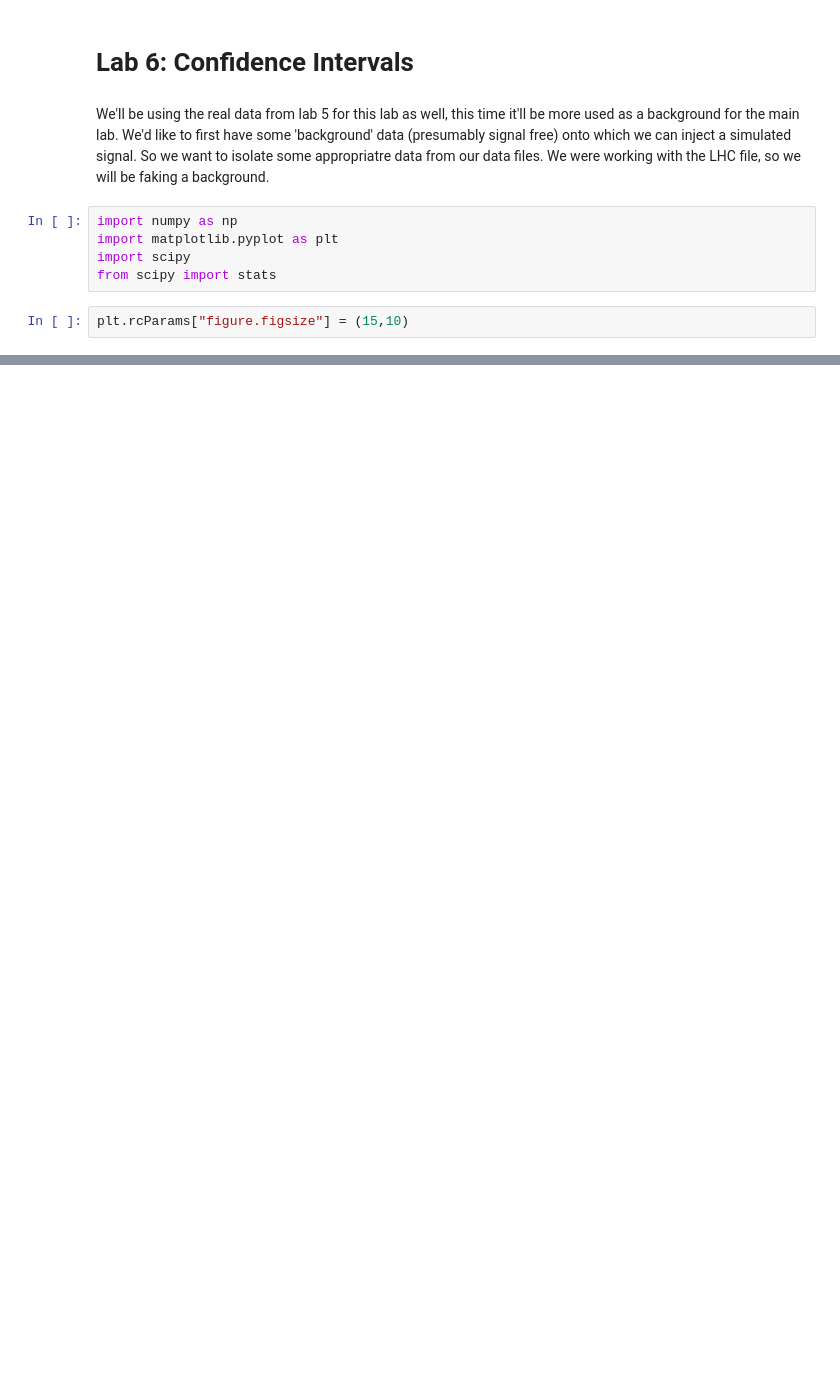
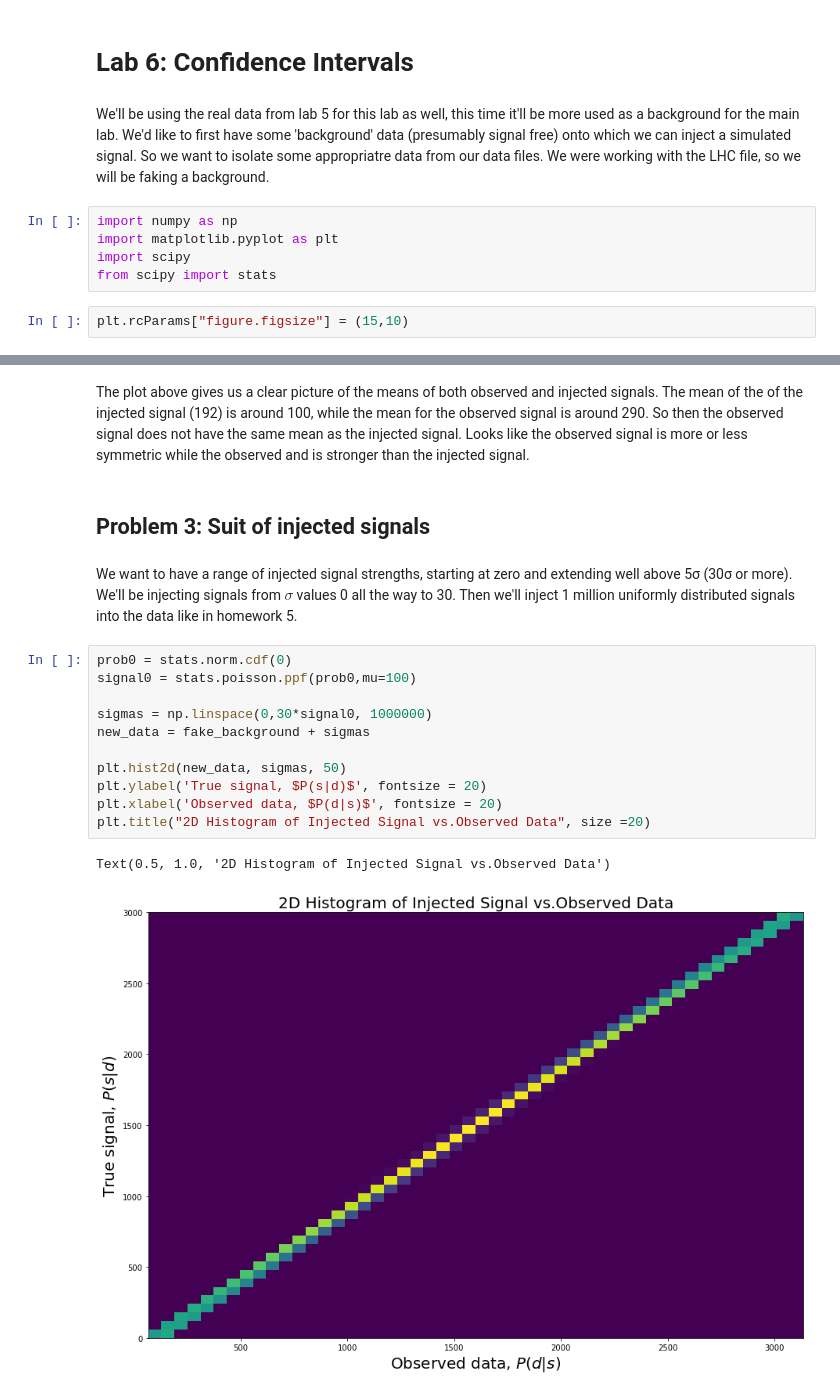
Before and after one commit to MinniVan/PHYS-434, a Jupyter notebook: lab-6.ipynb, the cells around one changed output, grey strips where cells are left out. Saved outputs shown, nothing was run; the diff lists cells and outputs as text; blank space fills up the shorter version.

```diff
--- a/lab-6.ipynb
+++ b/lab-6.ipynb
@@ -20,0 +84,20 @@ plt.show()
+# %% [markdown]
+The plot above gives us a clear picture of the means of both observed and injected signals. The mean of the of the injected signal (192) is around 100, while the mean for the observed signal is around 290. So then the observed signal does not have the same mean as the injected signal. Looks like the observed signal is more or less symmetric while the observed and is stronger than the injected signal.
+# %% [markdown]
+## Problem 3: Suit of injected signals
+# %% [markdown]
+We want to have a range of injected signal strengths, starting at zero and extending well above 5σ (30σ or more). We'll be injecting signals from $\sigma$ values 0 all the way to 30. Then we'll inject 1 million uniformly distributed signals into the data like in homework 5.
+# %%
+prob0 = stats.norm.cdf(0)
+signal0 = stats.poisson.ppf(prob0,mu=100)
+
+sigmas = np.linspace(0,30*signal0, 1000000)
+new_data = fake_background + sigmas
+
+plt.hist2d(new_data, sigmas, 50)
+plt.ylabel('True signal, $P(s|d)$', fontsize = 20)
+plt.xlabel('Observed data, $P(d|s)$', fontsize = 20)
+plt.title("2D Histogram of Injected Signal vs.Observed Data", size =20)
+# %% [output]
+Text(0.5, 1.0, '2D Histogram of Injected Signal vs.Observed Data')
+[figure, added]
```
Also changed, not shown: parts of 15 cells of this notebook, 1 other file.
